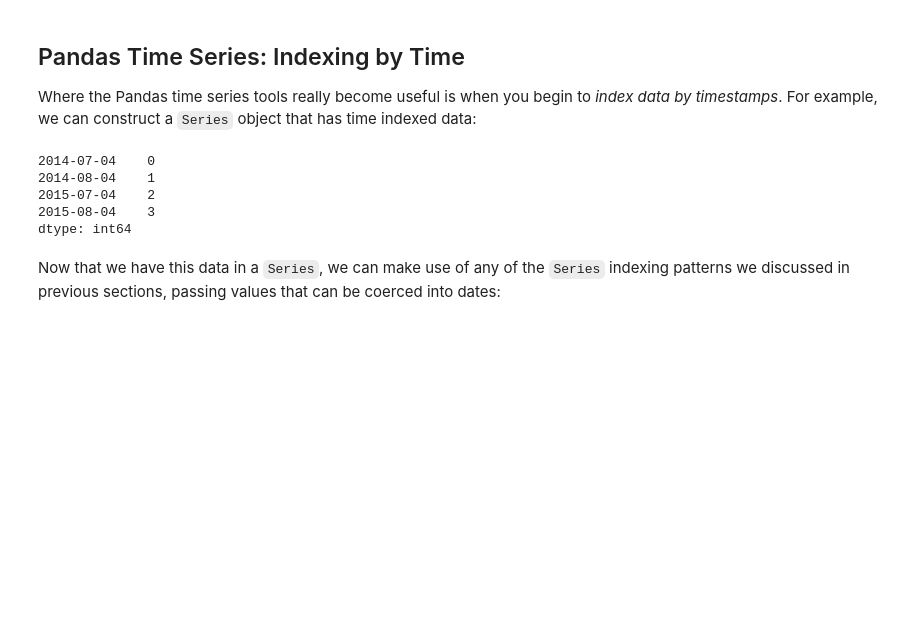
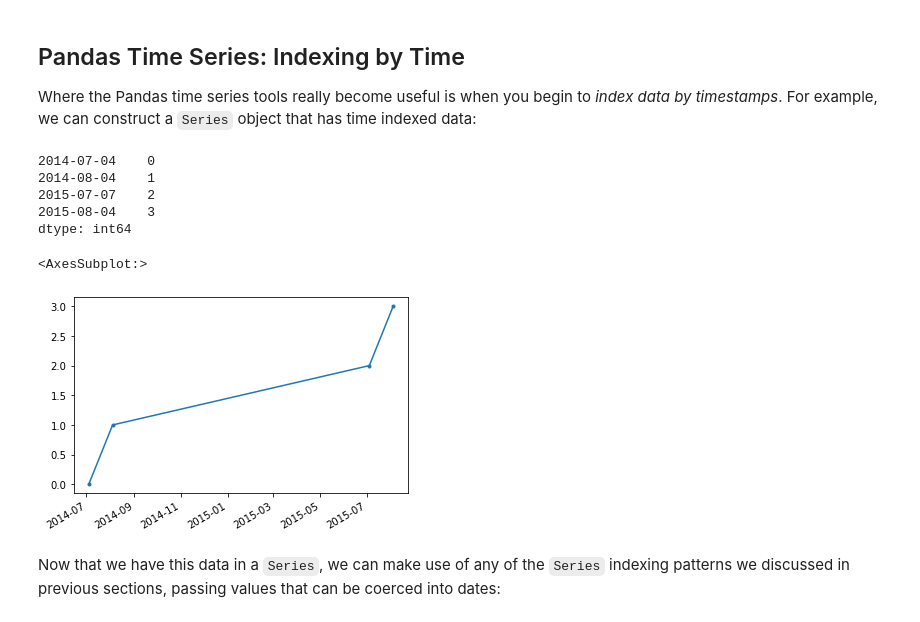
Before and after one commit to andreall/dicca__python_course, a Jupyter notebook: 05b_pandas_timeseries.ipynb, the cells around one changed output. Drawn from its saved outputs; the diff is of its cells as text; code cells hidden in the pictures; blank space fills up the shorter version.

```diff
--- a/05b_pandas_timeseries.ipynb
+++ b/05b_pandas_timeseries.ipynb
@@ -122,15 +133,20 @@ Where the Pandas time series tools really become useful is when you begin to *in
 For example, we can construct a ``Series`` object that has time indexed data:
 # %%
 index = pd.DatetimeIndex(['2014-07-04', '2014-08-04',
-                          '2015-07-04', '2015-08-04'])
+                          '2015-07-07', '2015-08-04'])
 data = pd.Series([0, 1, 2, 3], index=index)
 data
 # %% [output]
 2014-07-04    0
 2014-08-04    1
-2015-07-04    2
+2015-07-07    2
 2015-08-04    3
 dtype: int64
+# %%
+data.plot(marker='.')
+# %% [output]
+<AxesSubplot:>
+[figure, added]
 # %% [markdown]
 Now that we have this data in a ``Series``, we can make use of any of the ``Series`` indexing patterns we discussed in previous sections, passing values that can be coerced into dates:
 # %%
```
Also changed, not shown: parts of 33 cells of this notebook, 1 other file.
